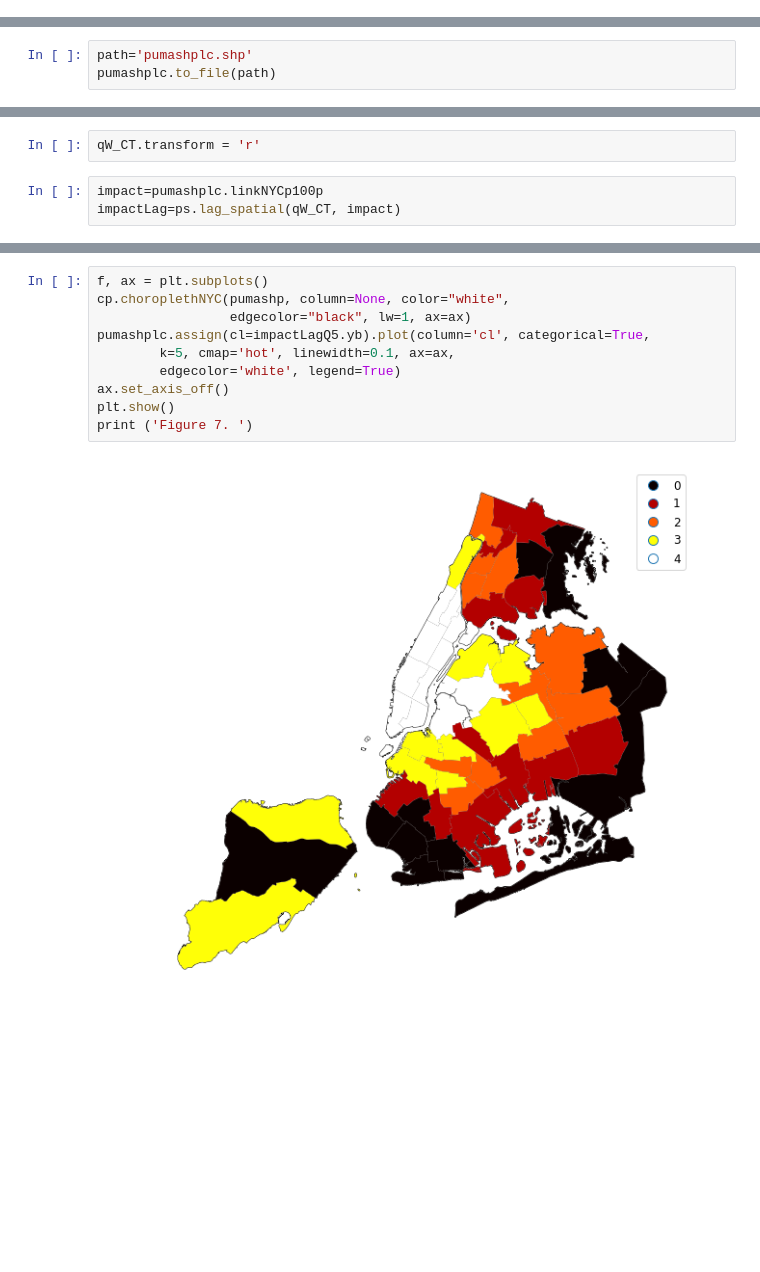
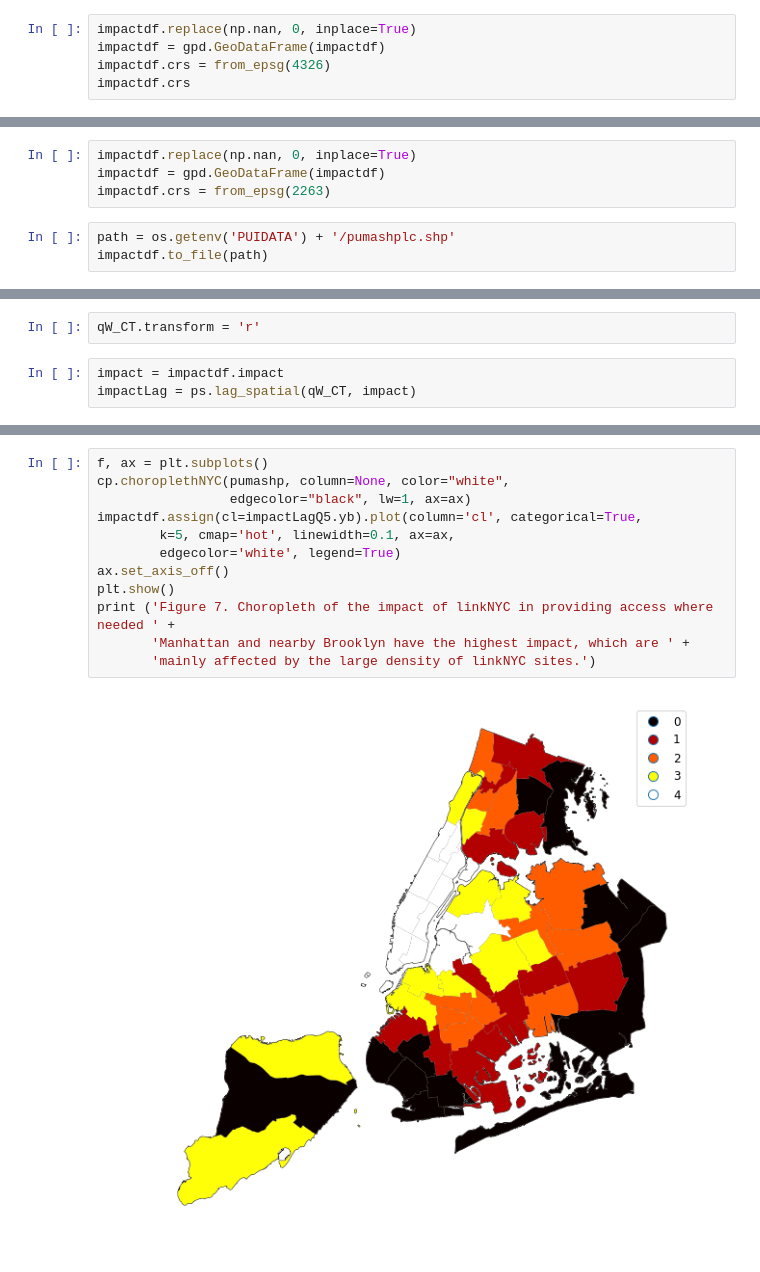
Before and after one commit to lingyielia/PUI2017_lz1714, a Jupyter notebook: HW9_lz1714/Assignment2_CensusGeospatialAnalysis.ipynb, the cells around one changed output, grey strips where cells are left out. Drawn from its saved outputs; the diff is of its cells as text; blank space fills up the shorter version.

```diff
--- a/HW9_lz1714/Assignment2_CensusGeospatialAnalysis.ipynb
+++ b/HW9_lz1714/Assignment2_CensusGeospatialAnalysis.ipynb
@@ -638,0 +661,5 @@ Figure 6.
+# %%
+impactdf.replace(np.nan, 0, inplace=True)
+impactdf = gpd.GeoDataFrame(impactdf)
+impactdf.crs = from_epsg(4326)
+impactdf.crs
@@ -639,4 +668,8 @@ Figure 6.
+# %%
+impactdf.replace(np.nan, 0, inplace=True)
+impactdf = gpd.GeoDataFrame(impactdf)
+impactdf.crs = from_epsg(2263)
 # %%
-path='pumashplc.shp'
-pumashplc.to_file(path)
+path = os.getenv('PUIDATA') + '/pumashplc.shp'
+impactdf.to_file(path)
 # %%
@@ -664,8 +697,8 @@ array([[ 0.,  0.,  1., ...,  0.,  0.,  0.],
 # %%
 qW_CT.transform = 'r'
 # %%
-impact=pumashplc.linkNYCp100p
-impactLag=ps.lag_spatial(qW_CT, impact)
+impact = impactdf.impact
+impactLag = ps.lag_spatial(qW_CT, impact)
 # %%
 impactLagQ5 = ps.Quantiles(impactLag, k=5)
 impactLagQ5
@@ -682,12 +715,14 @@ Lower          Upper             Count
 # %%
 f, ax = plt.subplots()
 cp.choroplethNYC(pumashp, column=None, color="white",
                  edgecolor="black", lw=1, ax=ax)
-pumashplc.assign(cl=impactLagQ5.yb).plot(column='cl', categorical=True,
+impactdf.assign(cl=impactLagQ5.yb).plot(column='cl', categorical=True,
         k=5, cmap='hot', linewidth=0.1, ax=ax,
         edgecolor='white', legend=True)
 ax.set_axis_off()
 plt.show()
-print ('Figure 7. ')
+print ('Figure 7. Choropleth of the impact of linkNYC in providing access where needed ' +
+       'Manhattan and nearby Brooklyn have the highest impact, which are ' +
+       'mainly affected by the large density of linkNYC sites.')
 # %% [output]
-[figure, old version]
+[figure, new version]
```
Also changed, not shown: parts of 25 cells of this notebook.
